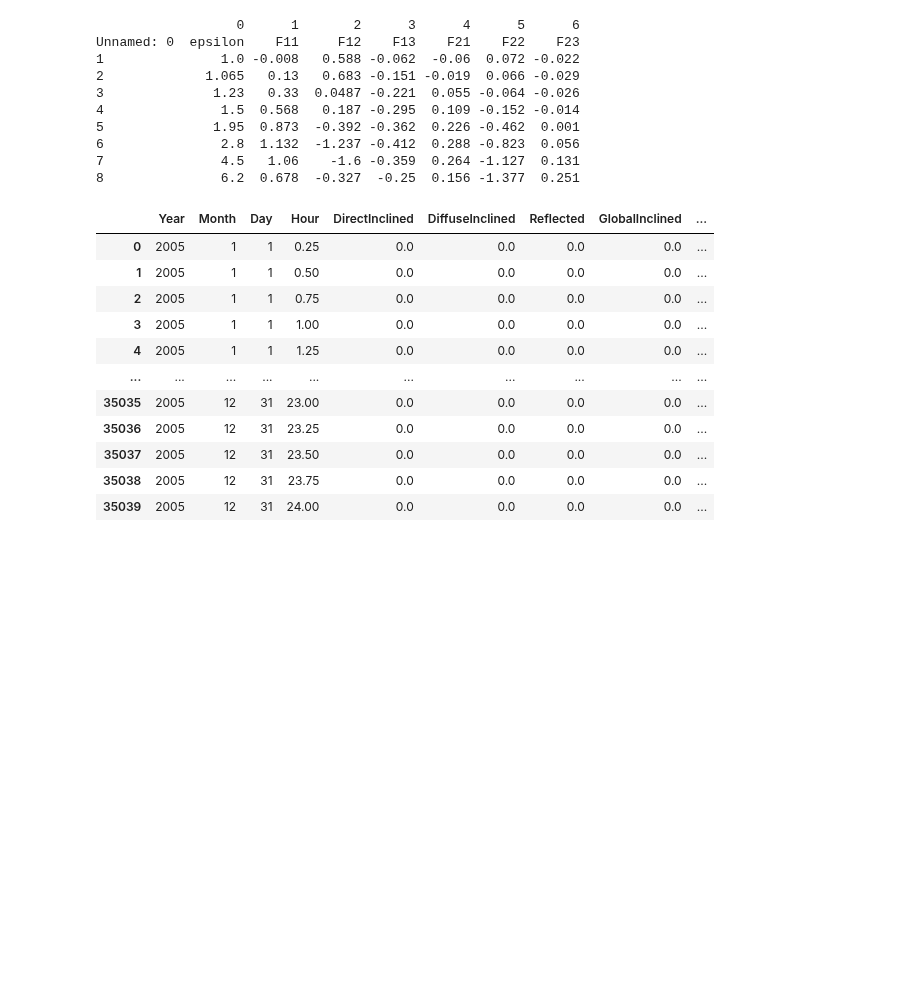
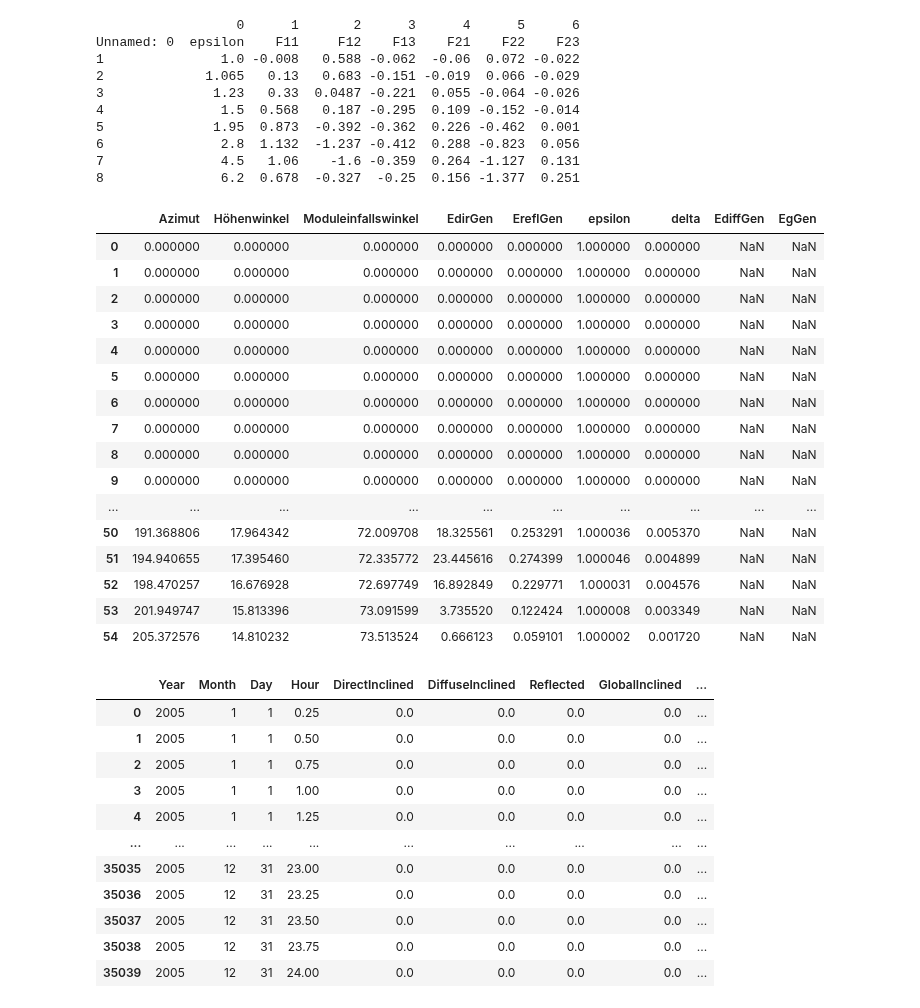
Before and after one commit to AhmedAkhi/1.UE_FV, a Jupyter notebook: UE1_Gruppe2.ipynb, the cells around one changed output. Cells and saved outputs as stored; diff of their text form; code cells hidden in the pictures; blank space fills up the shorter version.

Commit message:
Rechnung für epsilon angepasst

```diff
--- a/UE1_Gruppe2.ipynb
+++ b/UE1_Gruppe2.ipynb
@@ -279,35 +279,61 @@ Unnamed: 0  epsilon    F11     F12    F13    F21    F22    F23
 # %%
 dfSonnenstand.loc[dfSonnenstand["Höhenwinkel"] < 5] = 0
 dfSonnenstand["hilfsspalte"] = np.cos(np.radians(dfSonnenstand["Moduleinfallswinkel"]))/np.sin(np.radians(dfSonnenstand["Höhenwinkel"]))
 dfSonnenstand["hilfsspalte"].clip(lower=0) #ersetzt den max-Operator in der Formel
 dfSonnenstand["EdirGen"] = dfStrahlung["DirectHoriz"]*np.cos(np.radians(dfSonnenstand["Moduleinfallswinkel"]))/np.sin(np.radians(dfSonnenstand["Höhenwinkel"])) # falsch, da max Operator fehlt
 dfSonnenstand = dfSonnenstand.drop(["hilfsspalte"], axis=1)
 dfSonnenstand = dfSonnenstand.fillna(0)
 
 dfSonnenstand["EreflGen"] = dfStrahlung["GlobalHoriz"]*A*(1/2)*(1-np.cos(np.radians(pv_hoehenwinkel)))
 
 
 
 dfSonnenstand["hilfsspalte_a"] = np.cos(np.radians(dfSonnenstand["Moduleinfallswinkel"]))
 dfSonnenstand["hilfsspalte_a"].clip(lower=0)
 dfSonnenstand["hilfsspalte_b"] = np.sin(np.radians(dfSonnenstand["Höhenwinkel"]))
 dfSonnenstand["hilfsspalte_b"].clip(lower=0.087)
-dfSonnenstand["epsilon"] = (dfStrahlung["DiffusHoriz"]+dfStrahlung["DirectHoriz"]*np.degrees(np.arcsin(np.radians(dfSonnenstand["Höhenwinkel"]))))/(dfStrahlung["DiffusHoriz"]+kappa*(90-dfSonnenstand["Höhenwinkel"])**3)/(1+kappa*(90-dfSonnenstand["Höhenwinkel"])**3)
+
+
+#Anpassung der Rechnung damit keine 0 diff 0 das ergebniss versaut
+zhelper = (dfStrahlung["DiffusHoriz"]+dfStrahlung["DirectHoriz"]*np.degrees(np.arcsin(np.radians(dfSonnenstand["Höhenwinkel"]))))/(dfStrahlung["DiffusHoriz"])
+zhelper2 = np.where(np.isnan(zhelper), 1, zhelper)
+zhelper3 = kappa*(90-dfSonnenstand["Höhenwinkel"])**3
+zhelper4 = (1+kappa*(90-dfSonnenstand["Höhenwinkel"])**3)
+
+
+dfSonnenstand["epsilon"] = (zhelper2+zhelper3)/zhelper4
+
 dfSonnenstand["delta"] = dfStrahlung['DiffusHoriz']/((1/np.sin(np.radians(dfSonnenstand['Höhenwinkel']))*E_0))
 dfSonnenstand["EdiffGen"] = dfStrahlung["DiffusHoriz"]*(
     (1+np.cos(np.radians(pv_hoehenwinkel)))/2*(1-F1(dfSonnenstand['epsilon'],dfSonnenstand["delta"], dfSonnenstand["Höhenwinkel"]))
     +(dfSonnenstand["hilfsspalte_a"]/dfSonnenstand["hilfsspalte_b"])*F1(dfSonnenstand['epsilon'],dfSonnenstand["delta"], dfSonnenstand["Höhenwinkel"])+
     F2(dfSonnenstand['epsilon'],dfSonnenstand["delta"], dfSonnenstand["Höhenwinkel"])*np.sin(np.radians(pv_hoehenwinkel)))
 dfSonnenstand = dfSonnenstand.drop(["hilfsspalte_a"], axis=1)
 dfSonnenstand = dfSonnenstand.drop(["hilfsspalte_b"], axis=1)
 
 
 dfSonnenstand["EgGen"] = dfSonnenstand["EdirGen"]+dfSonnenstand["EdiffGen"]+dfSonnenstand["EreflGen"]
 dfEnergie = pd.DataFrame(dfSonnenstand['EgGen']*A*Modulwirkungsgrad*SonstigeVerluste)
 dfSonnenstand[0:55]
 #dfEnergie[20:50]
-
-test17 = F11(epsilon)
+# %% [output]
+|  | Azimut | Höhenwinkel | Moduleinfallswinkel | EdirGen | EreflGen | epsilon | delta | EdiffGen | EgGen |
+| 0 | 0.000000 | 0.000000 | 0.000000 | 0.000000 | 0.000000 | 1.000000 | 0.000000 | NaN | NaN |
+| 1 | 0.000000 | 0.000000 | 0.000000 | 0.000000 | 0.000000 | 1.000000 | 0.000000 | NaN | NaN |
+| 2 | 0.000000 | 0.000000 | 0.000000 | 0.000000 | 0.000000 | 1.000000 | 0.000000 | NaN | NaN |
+| 3 | 0.000000 | 0.000000 | 0.000000 | 0.000000 | 0.000000 | 1.000000 | 0.000000 | NaN | NaN |
+| 4 | 0.000000 | 0.000000 | 0.000000 | 0.000000 | 0.000000 | 1.000000 | 0.000000 | NaN | NaN |
+| 5 | 0.000000 | 0.000000 | 0.000000 | 0.000000 | 0.000000 | 1.000000 | 0.000000 | NaN | NaN |
+| 6 | 0.000000 | 0.000000 | 0.000000 | 0.000000 | 0.000000 | 1.000000 | 0.000000 | NaN | NaN |
+| 7 | 0.000000 | 0.000000 | 0.000000 | 0.000000 | 0.000000 | 1.000000 | 0.000000 | NaN | NaN |
+| 8 | 0.000000 | 0.000000 | 0.000000 | 0.000000 | 0.000000 | 1.000000 | 0.000000 | NaN | NaN |
+| 9 | 0.000000 | 0.000000 | 0.000000 | 0.000000 | 0.000000 | 1.000000 | 0.000000 | NaN | NaN |
+| ... | ... | ... | ... | ... | ... | ... | ... | ... | ... |
+| 50 | 191.368806 | 17.964342 | 72.009708 | 18.325561 | 0.253291 | 1.000036 | 0.005370 | NaN | NaN |
+| 51 | 194.940655 | 17.395460 | 72.335772 | 23.445616 | 0.274399 | 1.000046 | 0.004899 | NaN | NaN |
+| 52 | 198.470257 | 16.676928 | 72.697749 | 16.892849 | 0.229771 | 1.000031 | 0.004576 | NaN | NaN |
+| 53 | 201.949747 | 15.813396 | 73.091599 | 3.735520 | 0.122424 | 1.000008 | 0.003349 | NaN | NaN |
+| 54 | 205.372576 | 14.810232 | 73.513524 | 0.666123 | 0.059101 | 1.000002 | 0.001720 | NaN | NaN |
 # %%
 def Zeitgleichung(delta, rho, n, mez, laengengrad, breitengrad):
     """
```
